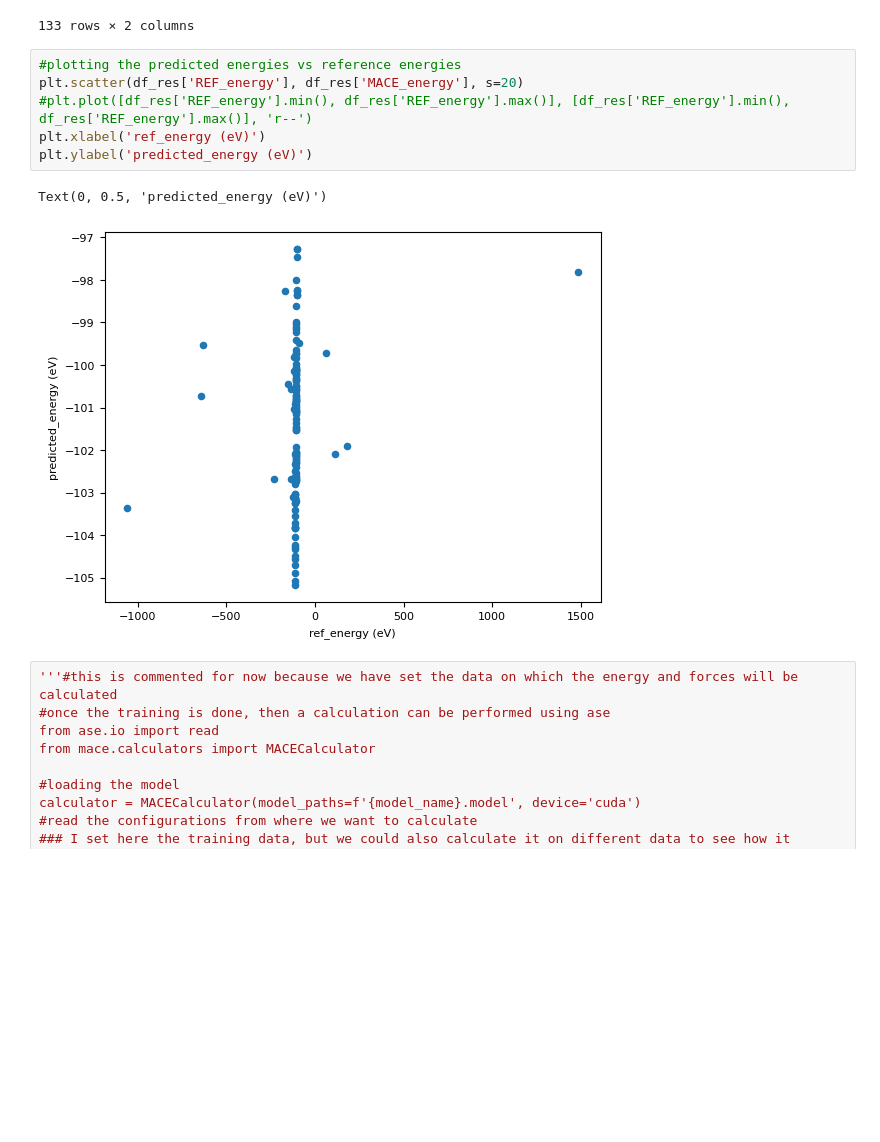
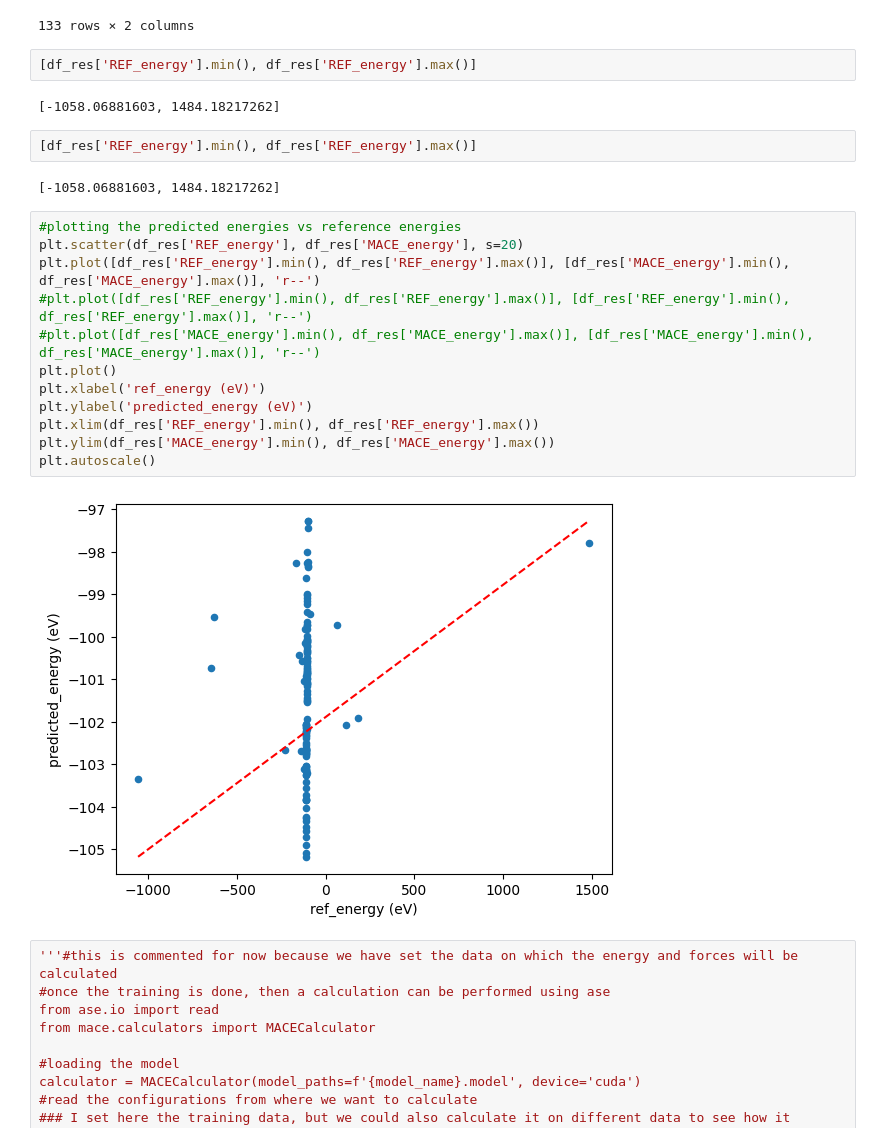
Before and after one commit to ShannonNCM/research_files, a Jupyter notebook: new_model/training_notebook.ipynb, the cells around one changed output. Cells and saved outputs as stored; diff of their text form; blank space fills up the shorter version.

```diff
--- a/new_model/training_notebook.ipynb
+++ b/new_model/training_notebook.ipynb
@@ -232,15 +232,28 @@ df_res
 | 131 | -98.841753 | -97.273371 |
 | 132 | -110.279499 | -104.238169 |
 133 rows × 2 columns
+# %%
+[df_res['REF_energy'].min(), df_res['REF_energy'].max()]
+# %% [output]
+[-1058.06881603, 1484.18217262]
+# %%
+[df_res['REF_energy'].min(), df_res['REF_energy'].max()]
+# %% [output]
+[-1058.06881603, 1484.18217262]
 # %%
 #plotting the predicted energies vs reference energies
 plt.scatter(df_res['REF_energy'], df_res['MACE_energy'], s=20)
+plt.plot([df_res['REF_energy'].min(), df_res['REF_energy'].max()], [df_res['MACE_energy'].min(), df_res['MACE_energy'].max()], 'r--')
 #plt.plot([df_res['REF_energy'].min(), df_res['REF_energy'].max()], [df_res['REF_energy'].min(), df_res['REF_energy'].max()], 'r--')
+#plt.plot([df_res['MACE_energy'].min(), df_res['MACE_energy'].max()], [df_res['MACE_energy'].min(), df_res['MACE_energy'].max()], 'r--')
+plt.plot()
 plt.xlabel('ref_energy (eV)')
 plt.ylabel('predicted_energy (eV)')
+plt.xlim(df_res['REF_energy'].min(), df_res['REF_energy'].max())
+plt.ylim(df_res['MACE_energy'].min(), df_res['MACE_energy'].max())
+plt.autoscale()
 # %% [output]
-Text(0, 0.5, 'predicted_energy (eV)')
-[figure, old version]
+[figure, new version]
 # %%
 '''#this is commented for now because we have set the data on which the energy and forces will be calculated
 #once the training is done, then a calculation can be performed using ase
```
